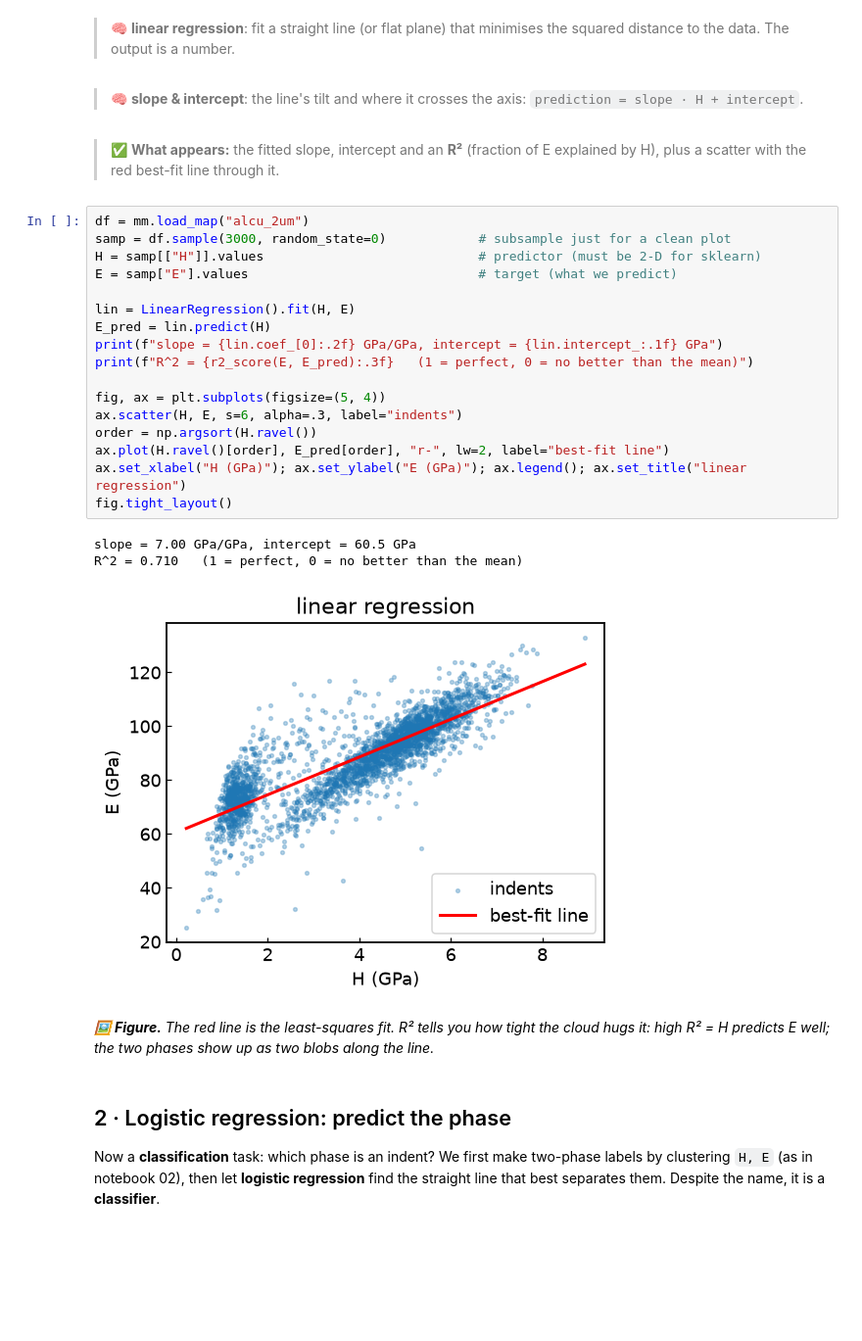
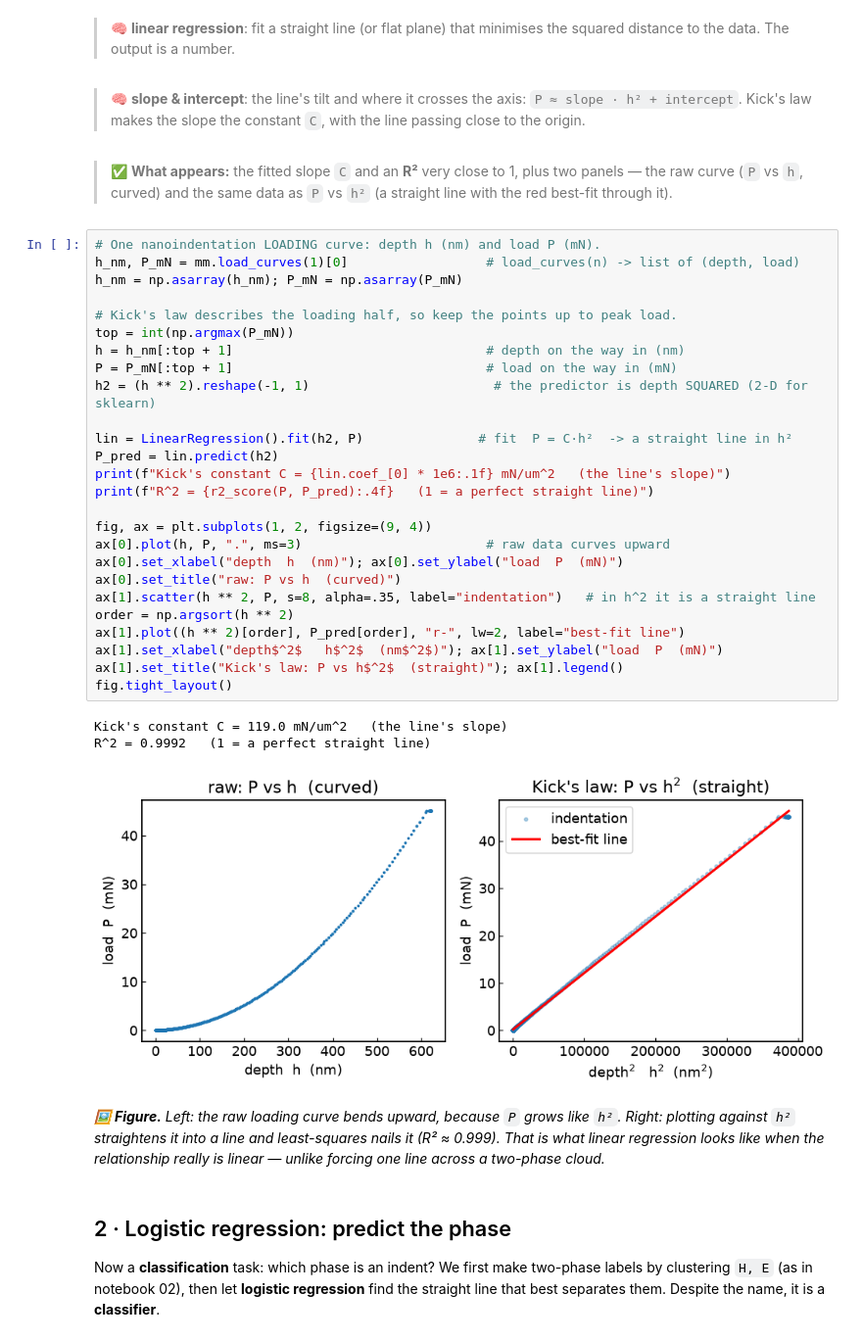
Before and after one commit to edrossi93/mecanano-ml-nanomechanics, a Jupyter notebook: notebooks/01a_linear_and_logistic_regression.ipynb, the cells around one changed output. Shown at 98% size. Drawn from its saved outputs; the diff is of its cells as text; blank space fills up the shorter version.

```diff
--- a/notebooks/01a_linear_and_logistic_regression.ipynb
+++ b/notebooks/01a_linear_and_logistic_regression.ipynb
@@ -78,32 +80,41 @@ The simplest model draws the **best straight line** `E ≈ slope·H + intercept`
 # %% [markdown]
 > 🧠 **linear regression**: fit a straight line (or flat plane) that minimises the squared distance to the data. The output is a number.
 # %% [markdown]
-> 🧠 **slope & intercept**: the line's tilt and where it crosses the axis: `prediction = slope · H + intercept`.
+> 🧠 **slope & intercept**: the line's tilt and where it crosses the axis: `P ≈ slope · h² + intercept`. Kick's law makes the slope the constant `C`, with the line passing close to the origin.
 # %% [markdown]
-> ✅ **What appears:** the fitted slope, intercept and an **R²** (fraction of E explained by H), plus a scatter with the red best-fit line through it.
+> ✅ **What appears:** the fitted slope `C` and an **R²** very close to 1, plus two panels — the raw curve (`P` vs `h`, curved) and the same data as `P` vs `h²` (a straight line with the red best-fit through it).
 # %%
-df = mm.load_map("alcu_2um")
-samp = df.sample(3000, random_state=0)            # subsample just for a clean plot
-H = samp[["H"]].values                            # predictor (must be 2-D for sklearn)
-E = samp["E"].values                              # target (what we predict)
+# One nanoindentation LOADING curve: depth h (nm) and load P (mN).
+h_nm, P_mN = mm.load_curves(1)[0]                  # load_curves(n) -> list of (depth, load)
+h_nm = np.asarray(h_nm); P_mN = np.asarray(P_mN)
 
-lin = LinearRegression().fit(H, E)
-E_pred = lin.predict(H)
-print(f"slope = {lin.coef_[0]:.2f} GPa/GPa, intercept = {lin.intercept_:.1f} GPa")
-print(f"R^2 = {r2_score(E, E_pred):.3f}   (1 = perfect, 0 = no better than the mean)")
+# Kick's law describes the loading half, so keep the points up to peak load.
+top = int(np.argmax(P_mN))
+h = h_nm[:top + 1]                                 # depth on the way in (nm)
+P = P_mN[:top + 1]                                 # load on the way in (mN)
+h2 = (h ** 2).reshape(-1, 1)                        # the predictor is depth SQUARED (2-D for sklearn)
 
-fig, ax = plt.subplots(figsize=(5, 4))
-ax.scatter(H, E, s=6, alpha=.3, label="indents")
-order = np.argsort(H.ravel())
-ax.plot(H.ravel()[order], E_pred[order], "r-", lw=2, label="best-fit line")
-ax.set_xlabel("H (GPa)"); ax.set_ylabel("E (GPa)"); ax.legend(); ax.set_title("linear regression")
+lin = LinearRegression().fit(h2, P)               # fit  P = C·h²  -> a straight line in h²
+P_pred = lin.predict(h2)
+print(f"Kick's constant C = {lin.coef_[0] * 1e6:.1f} mN/um^2   (the line's slope)")
+print(f"R^2 = {r2_score(P, P_pred):.4f}   (1 = a perfect straight line)")
+
+fig, ax = plt.subplots(1, 2, figsize=(9, 4))
+ax[0].plot(h, P, ".", ms=3)                        # raw data curves upward
+ax[0].set_xlabel("depth  h  (nm)"); ax[0].set_ylabel("load  P  (mN)")
+ax[0].set_title("raw: P vs h  (curved)")
+ax[1].scatter(h ** 2, P, s=8, alpha=.35, label="indentation")   # in h^2 it is a straight line
+order = np.argsort(h ** 2)
+ax[1].plot((h ** 2)[order], P_pred[order], "r-", lw=2, label="best-fit line")
+ax[1].set_xlabel("depth$^2$   h$^2$  (nm$^2$)"); ax[1].set_ylabel("load  P  (mN)")
+ax[1].set_title("Kick's law: P vs h$^2$  (straight)"); ax[1].legend()
 fig.tight_layout()
 # %% [output]
-slope = 7.00 GPa/GPa, intercept = 60.5 GPa
-R^2 = 0.710   (1 = perfect, 0 = no better than the mean)
+Kick's constant C = 119.0 mN/um^2   (the line's slope)
+R^2 = 0.9992   (1 = a perfect straight line)
-[figure, old version]
+[figure, new version]
 # %% [markdown]
-*🖼 **Figure.** The red line is the least-squares fit. R² tells you how tight the cloud hugs it: high R² = H predicts E well; the two phases show up as two blobs along the line.*
+*🖼 **Figure.** Left: the raw loading curve bends upward, because `P` grows like `h²`. Right: plotting against `h²` straightens it into a line and least-squares nails it (R² ≈ 0.999). That is what linear regression looks like when the relationship really is linear — unlike forcing one line across a two-phase cloud.*
 # %% [markdown]
 ## 2 · Logistic regression: predict the phase
 
```
Also changed, not shown: parts of 7 cells of this notebook, 1 other file.
